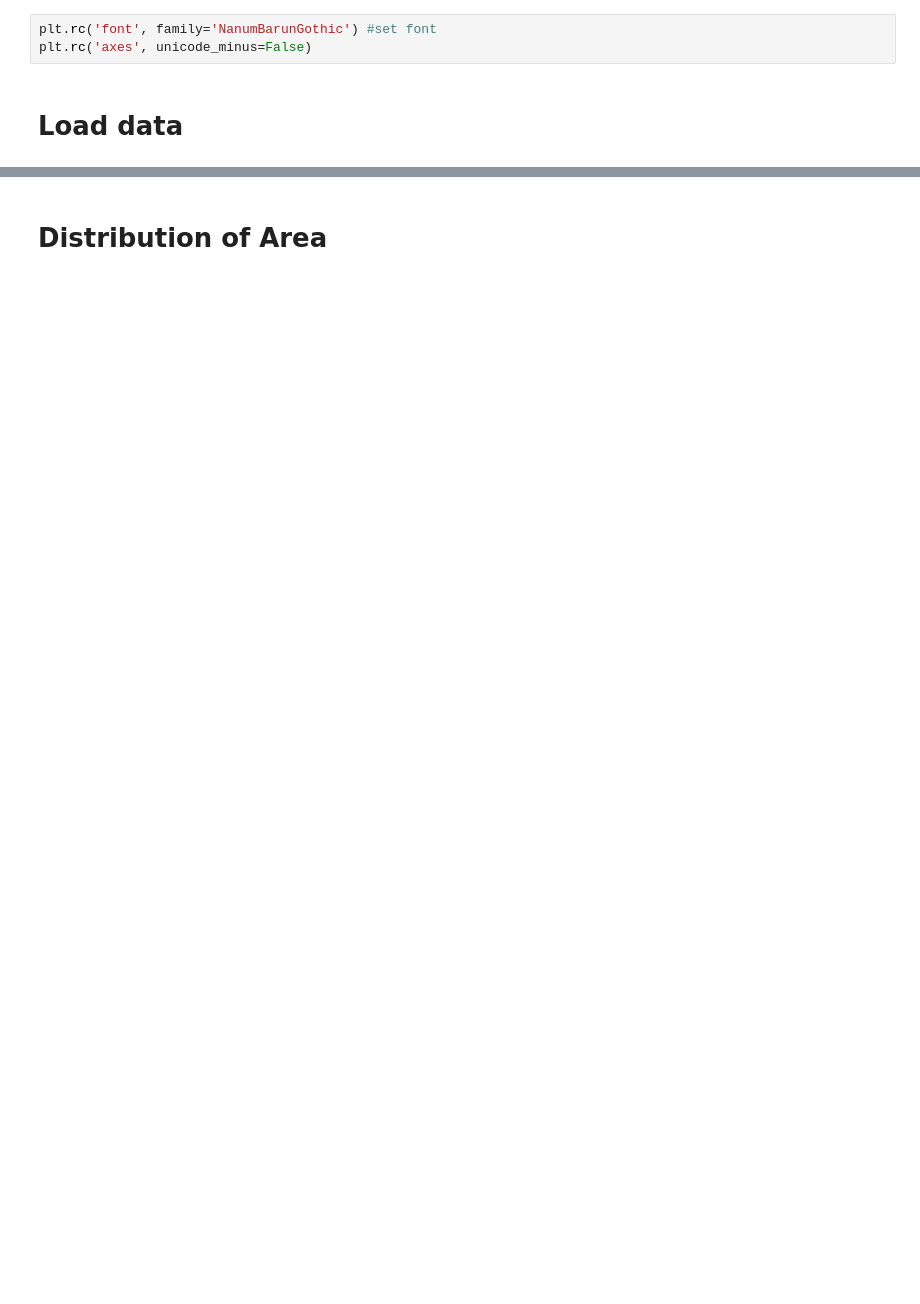
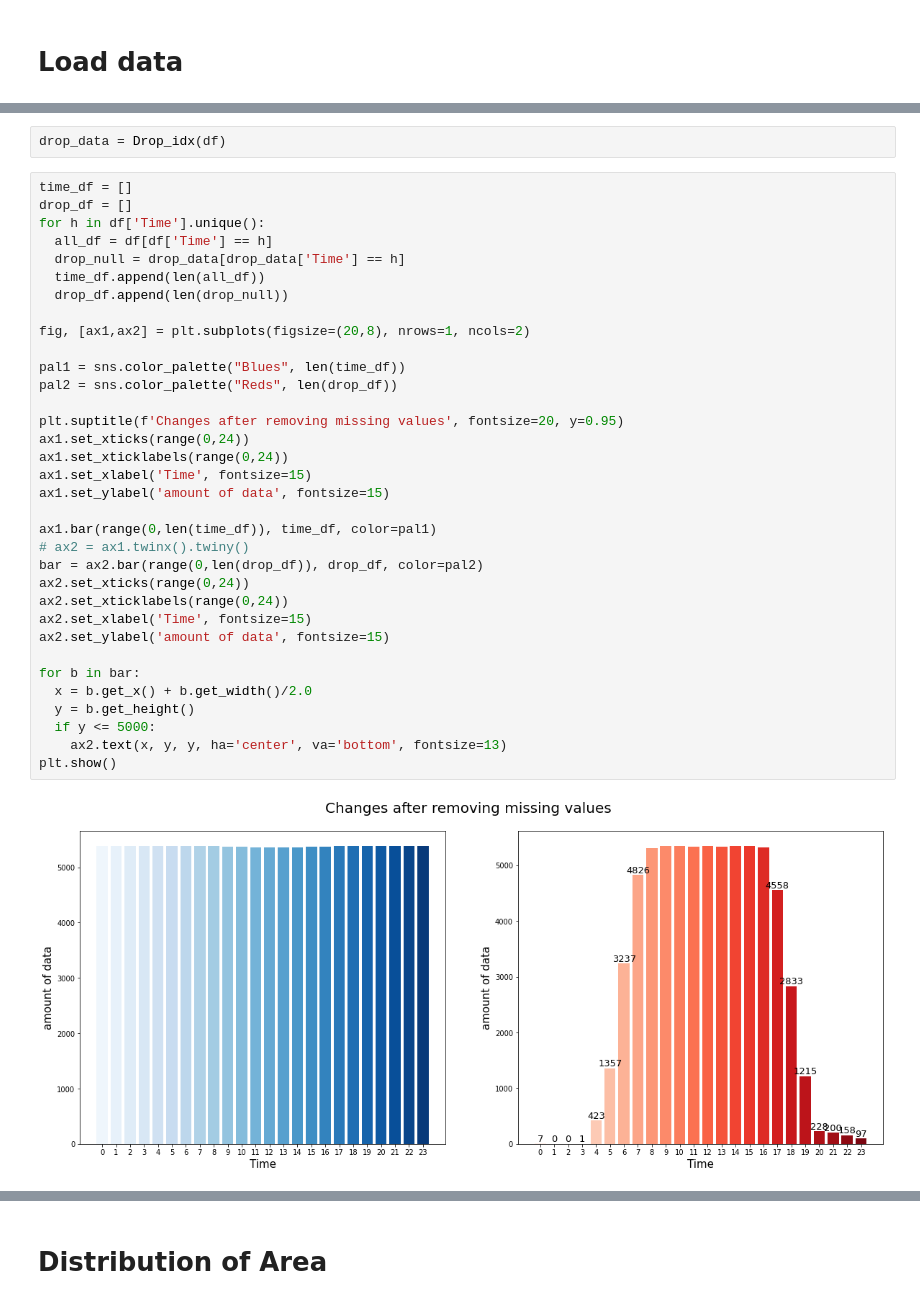
Before and after one commit to Hanchaeeun/SolarPower-Analysis, a Jupyter notebook: 04_preprocessing.ipynb, the cells around one changed output, grey strips where cells are left out. Drawn from its saved outputs; the diff is of its cells as text; blank space fills up the shorter version.

```diff
--- a/04_preprocessing.ipynb
+++ b/04_preprocessing.ipynb
@@ -19,6 +12,3 @@ import matplotlib.font_manager as fm
-# %%
-plt.rc('font', family='NanumBarunGothic') #set font
-plt.rc('axes', unicode_minus=False)
 # %% [markdown]
 # Load data
 # %%
@@ -53,0 +44,38 @@ print(f'전체데이터: {data.shape},\n목포시 : {Mp_df.shape},\n강릉시 :
+# %%
+drop_data = Drop_idx(df)
+# %%
+time_df = []
+drop_df = []
+for h in df['Time'].unique():
+  all_df = df[df['Time'] == h]
+  drop_null = drop_data[drop_data['Time'] == h]
+  time_df.append(len(all_df))
+  drop_df.append(len(drop_null))
+
+fig, [ax1,ax2] = plt.subplots(figsize=(20,8), nrows=1, ncols=2)
+
+pal1 = sns.color_palette("Blues", len(time_df))
+pal2 = sns.color_palette("Reds", len(drop_df))
+
+plt.suptitle(f'Changes after removing missing values', fontsize=20, y=0.95)
+ax1.set_xticks(range(0,24))
+ax1.set_xticklabels(range(0,24))
+ax1.set_xlabel('Time', fontsize=15)
+ax1.set_ylabel('amount of data', fontsize=15)
+
+ax1.bar(range(0,len(time_df)), time_df, color=pal1)
+# ax2 = ax1.twinx().twiny()
+bar = ax2.bar(range(0,len(drop_df)), drop_df, color=pal2)
+ax2.set_xticks(range(0,24))
+ax2.set_xticklabels(range(0,24))
+ax2.set_xlabel('Time', fontsize=15)
+ax2.set_ylabel('amount of data', fontsize=15)
+
+for b in bar:
+  x = b.get_x() + b.get_width()/2.0
+  y = b.get_height()
+  if y <= 5000:
+    ax2.text(x, y, y, ha='center', va='bottom', fontsize=13)
+plt.show()
+# %% [output]
+[figure, added]
```
Also changed, not shown: parts of 64 cells of this notebook.
